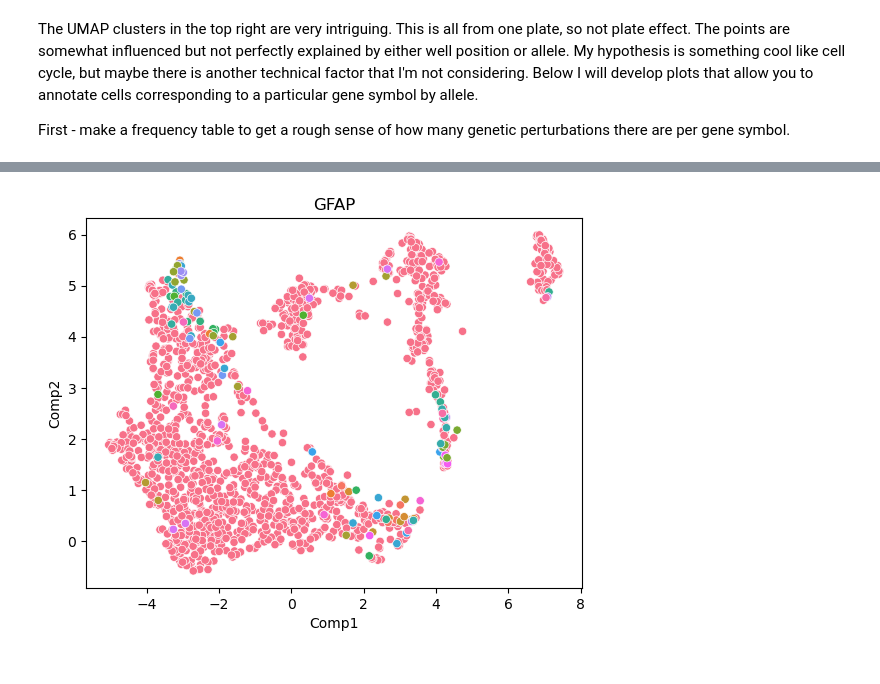
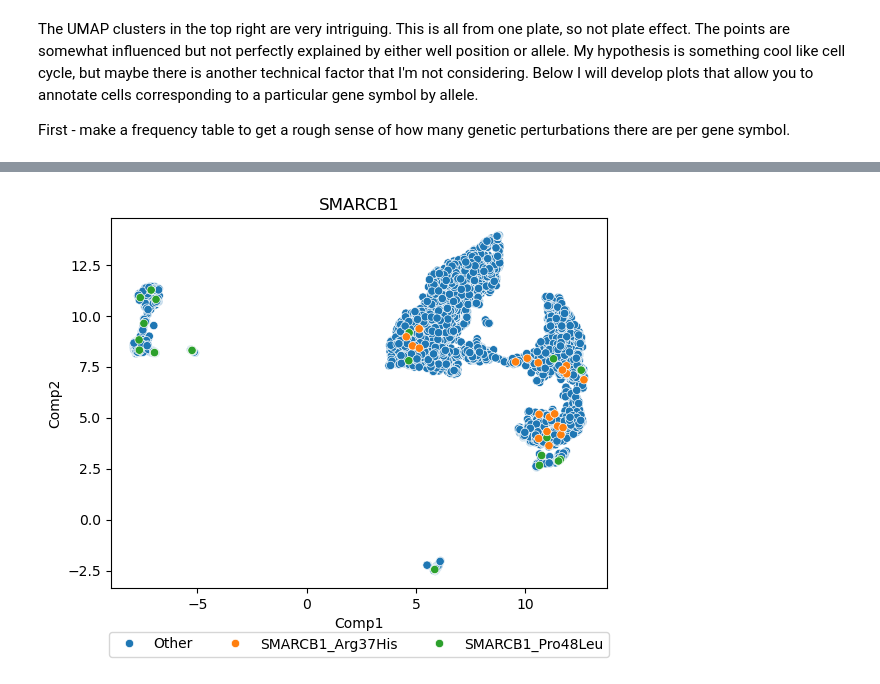
Before and after one commit to runxi-shen/2021_09_01_VarChAMP, a Jupyter notebook: 7.downstream_analysis_jess/notebooks/explore_map_results.ipynb, the cells around one changed output, grey strips where cells are left out. Cells and saved outputs as stored; diff of their text form; code cells hidden in the pictures.

Commit message:
update umap plot

```diff
--- a/7.downstream_analysis_jess/notebooks/explore_map_results.ipynb
+++ b/7.downstream_analysis_jess/notebooks/explore_map_results.ipynb
@@ -172,3 +172,14 @@ sns.violinplot(data = bl.to_pandas(), x = 'ap_category', y = plot_feat)
 [figure]
 # %% [markdown]
 There still isn't a clear global signature for cells that have high mAP scores, but it's possible that these differences will be more obvious if the well position and plate is taken into consideration. First, try by subsetting a single plate.
+# %%
+# Just grab the first plate - already checked that the mAP = 1 are fairly evenly distributed across all plates
+plates = bl.get_column("Metadata_batch_Plate").to_list()
+plates = np.unique(plates)
+
+# use T# to get one replicate from each allele set; use P# to get all techincal reps of one platemap
+allele_set = [x for x in plates if "P4" in x]
+print(allele_set)
+
+bl_plate = bl.filter(pl.col("Metadata_batch_Plate").is_in(allele_set))
+#bl_plate = bl.filter(pl.col("Metadata_batch_Plate") == plates[4])
@@ -175,6 +188,4 @@ There still isn't a clear global signature for cells that have high mAP scores,
 # %%
-# Just grab the first plate - already checked that the mAP = 1 are fairly evenly distributed across all plates
-bl_plate = bl.filter(pl.col("Metadata_batch_Plate") == bl["Metadata_batch_Plate"][0])
 
 # fit model to each feature
 result_plate = pl.DataFrame([], schema=schema)
@@ -289,11 +300,24 @@ No clear visible distinction, but also there are only 5 cells per well in the sa
 
 from sklearn.preprocessing import StandardScaler
 
-dim_dat = bl_plate.filter(pl.sum_horizontal(pl.col(feat_col).is_null()) == 0)
+# get the names of all feature columns that contain NA values
+col_nas = pl.DataFrame(
+    {
+        "col_name": [c.name for c in bl_plate_feats.iter_columns()],
+        "num_null": [c.is_null().sum() for c in bl_plate_feats.iter_columns()]
+    }
+).filter(pl.col("num_null") > 0).get_column("col_name").to_list()
 
+# drop feature columns that contain null/NA values
+dim_dat = bl_plate.drop(col_nas)
+
+sel_col = [x for x in feat_col if x not in col_nas]
+
+# separate into metadata and features
 dim_meta = dim_dat.select(['Metadata_CellID', 'Metadata_Well', 'ap_category', 'average_precision', "Metadata_Symbol", "Metadata_allele"]).to_pandas()
-dim_feats = dim_dat.select(feat_col).to_pandas()
+dim_feats = dim_dat.select(sel_col).to_pandas()
 
+# scale feature data
 dim_feats = StandardScaler().fit_transform(dim_feats)
 # %%
 
@@ -419,27 +433,27 @@ For now, I will continue with plotting. These notebook cells will all be updated
 # %%
 #plot_symbol = symbols[20]
-plot_symbol = 'GFAP'
+plot_symbol = 'SMARCB1'
 
 umap_df['Is_Allele'] = np.where(umap_df['Metadata_Symbol'] == plot_symbol, 'Yes', 'No')
 
 umap_df['Allele'] = umap_df.apply(lambda row: row['Metadata_allele'] if row['Is_Allele'] == 'Yes' else 'Other', axis = 1)
 
 
 umap_df = umap_df.sort_values('Is_Allele') # sort to plot symbol points on top
 n_allele = len(umap_df['Allele'].unique())
 
 if n_allele < 6:
     sns.scatterplot(data = umap_df, x = 'Comp1', y = 'Comp2', hue = 'Allele')
     plt.xlabel('Comp1')
     plt.ylabel('Comp2')
     plt.title(plot_symbol)
     plt.legend(loc='upper center', bbox_to_anchor=(0.5, -0.1), ncol = n_allele)
     plt.show()
 else:
     sns.scatterplot(data = umap_df, x = 'Comp1', y = 'Comp2', hue = 'Allele', legend = False)
     plt.xlabel('Comp1')
     plt.ylabel('Comp2')
     plt.title(plot_symbol)
     plt.show()
 # %% [output]
-[figure, old version]
+[figure, new version]
```
Also changed, not shown: parts of 10 cells of this notebook.
